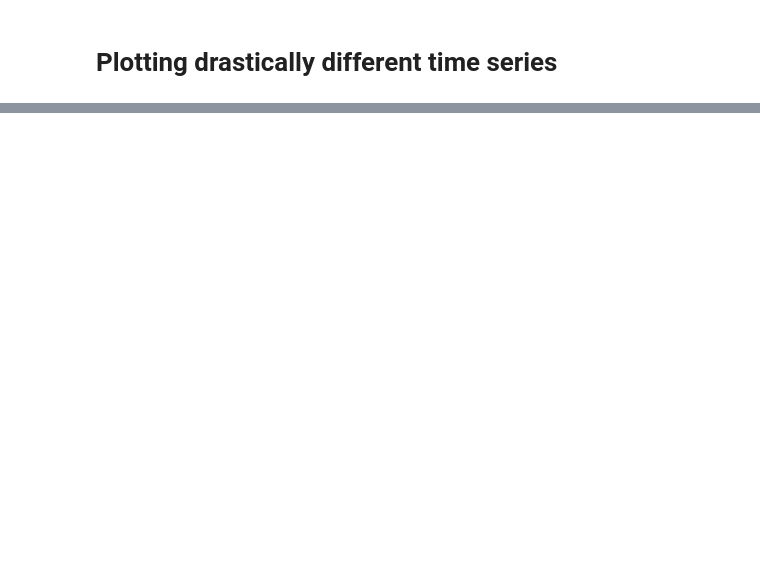
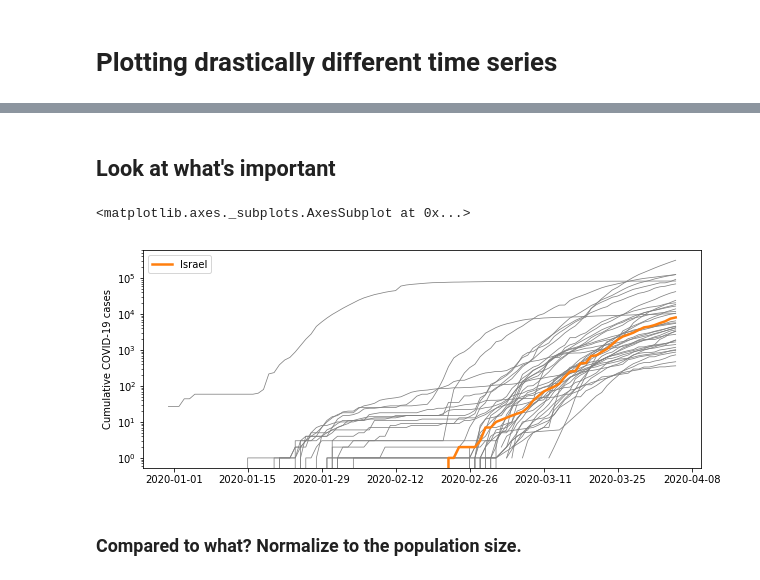
Before and after one commit to bgbg/datascience_dataviz_workshop, a Jupyter notebook: demos/drastically-different-time-series/drastically-different-time-series.ipynb, the cells around one changed output, grey strips where cells are left out. Drawn from its saved outputs; the diff is of its cells as text; code cells hidden in the pictures; blank space fills up the shorter version.

```diff
--- a/demos/drastically-different-time-series/drastically-different-time-series.ipynb
+++ b/demos/drastically-different-time-series/drastically-different-time-series.ipynb
@@ -265,0 +104,38 @@ ipywidgets.interact(follow_a_country, country=df_oecd['Country Name'].unique())
+# %% [markdown]
+## Look at what's important
+# %%
+#! Look at what's important
+def plot_dynamics(country_name, logscale=True):
+    fig, ax = plt.subplots(figsize=(10, 4))
+    to_label = []
+    labels = []
+    for name, df in df_selected.groupby('country'):
+        if country_name == name:
+            clr = 'C1'
+            lw = 2.5
+            zorder = 9 # show this line above the others
+            lbl = name
+        else:
+            clr = 'gray'
+            lw = 0.75
+            zorder = 0
+            lbl = ''
+            lbl=None
+        line, = ax.plot(
+            df.date, df.cumcases, '-', color=clr, lw=lw,
+            zorder=zorder  # <========= Z-Order does some magic !
+        )
+        if lbl:
+            to_label.append(line)
+            labels.append(lbl)
+    if logscale:
+        ax.set_yscale('log')
+    ax.set_ylabel('Cumulative COVID-19 cases')
+    ax.legend(to_label, labels)
+    return ax
+plot_dynamics('Israel')
+# %% [output]
+<matplotlib.axes._subplots.AxesSubplot at 0x...>
+[figure, added]
+# %% [markdown]
+### Compared to what? Normalize to the population size.
```
Also changed, not shown: parts of 55 cells of this notebook, 6 other files.
